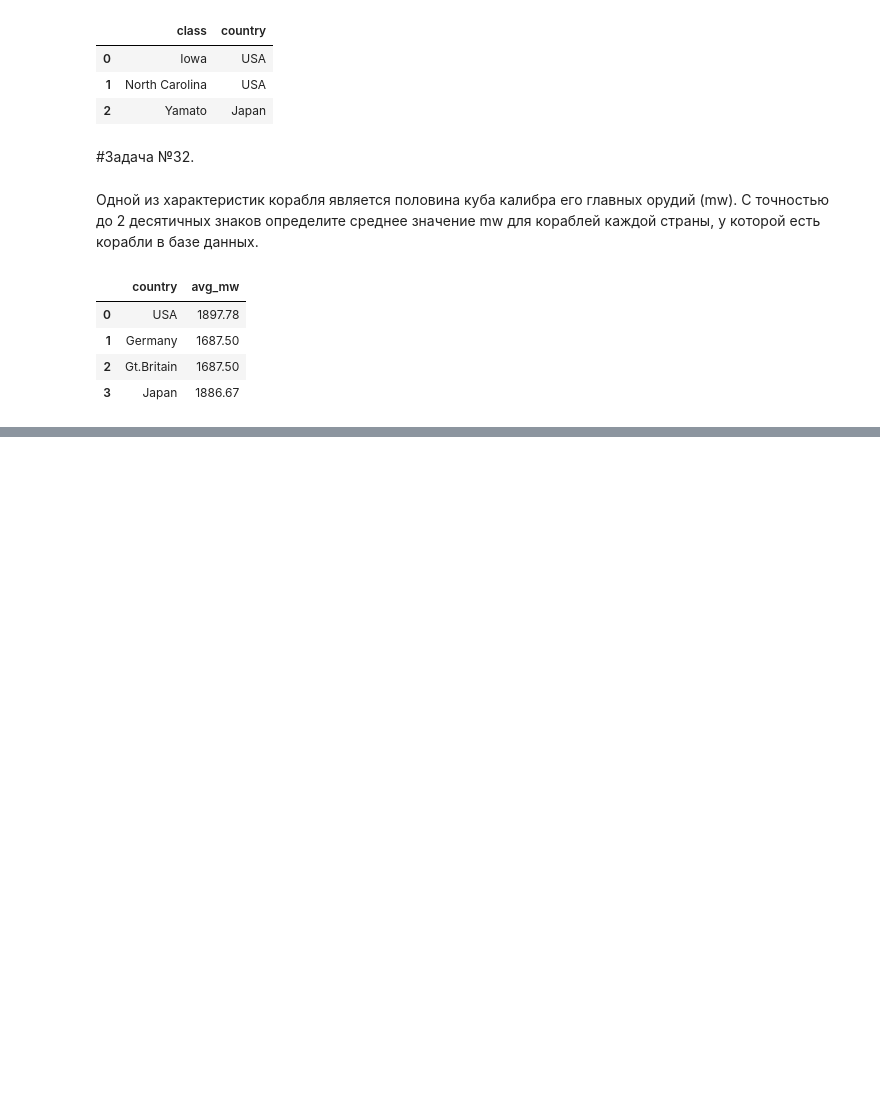
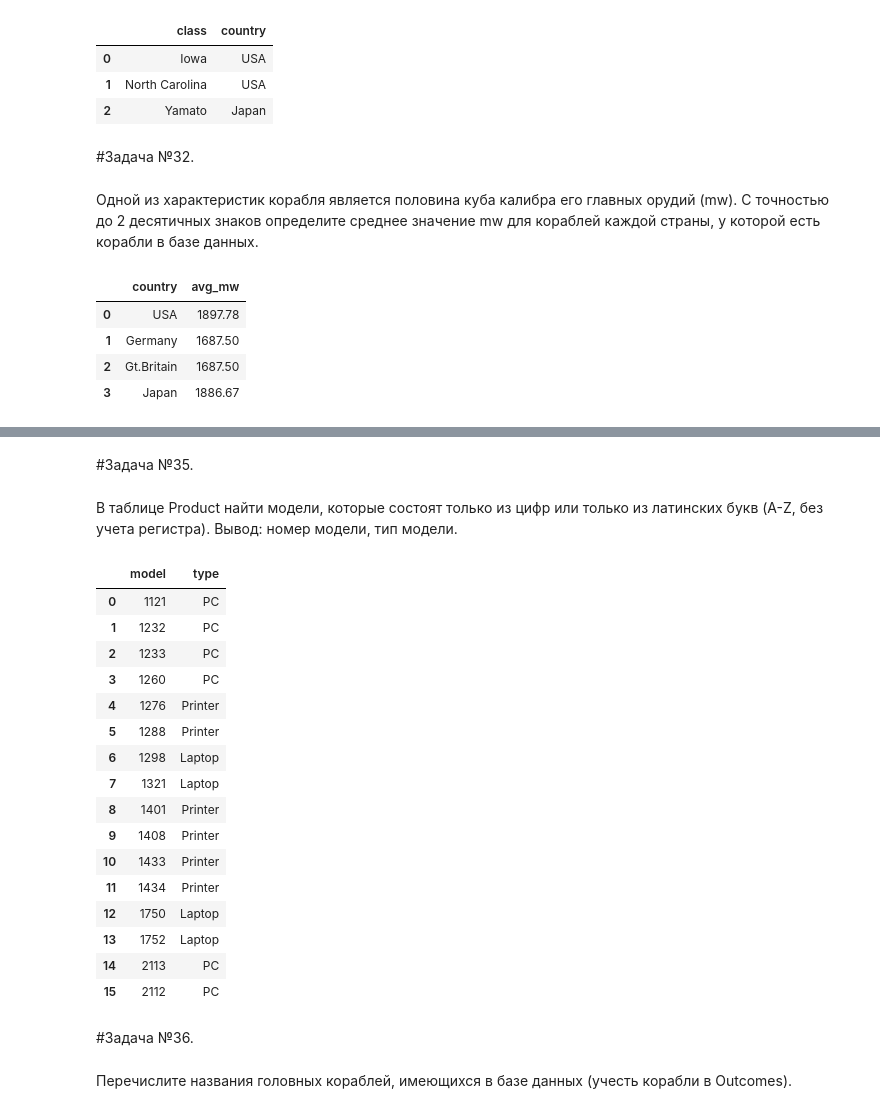
Before and after one commit to Kedrynez/Tasks-from-the-sql-ex.ru, a Jupyter notebook: sql_postgres_in_colab.ipynb, the cells around one changed output, grey strips where cells are left out. Drawn from its saved outputs; the diff is of its cells as text; code cells hidden in the pictures; blank space fills up the shorter version.

```diff
--- a/sql_postgres_in_colab.ipynb
+++ b/sql_postgres_in_colab.ipynb
@@ -714,0 +775,31 @@ select(sql)
+# %% [markdown]
+#Задача №35.
+# %% [markdown]
+В таблице Product найти модели, которые состоят только из цифр или только из латинских букв (A-Z, без учета регистра).
+Вывод: номер модели, тип модели.
+# %%
+sql='''select model, type
+from product
+where translate((model), '0123456789', rpad('a', 10, 'a'))=rpad('a', length(model), 'a')
+or  translate(lower(model), 'qwertyuiopasdfghjklzxcvbnm', rpad('b', 26, 'b'))=rpad('b', length(model), 'b')
+'''
+# %%
+select(sql)
+# %% [output]
+|  | model | type |
+| 0 | 1121 | PC |
+| 1 | 1232 | PC |
+| 2 | 1233 | PC |
+| 3 | 1260 | PC |
+| 4 | 1276 | Printer |
+| 5 | 1288 | Printer |
+| 6 | 1298 | Laptop |
+| 7 | 1321 | Laptop |
+| 8 | 1401 | Printer |
+| 9 | 1408 | Printer |
+| 10 | 1433 | Printer |
+| 11 | 1434 | Printer |
+| 12 | 1750 | Laptop |
+| 13 | 1752 | Laptop |
+| 14 | 2113 | PC |
+| 15 | 2112 | PC |
@@ -714,0 +812,4 @@ select(sql)
+# %% [markdown]
+#Задача №36.
+# %% [markdown]
+Перечислите названия головных кораблей, имеющихся в базе данных (учесть корабли в Outcomes).
```
Also changed, not shown: parts of 29 cells of this notebook.
